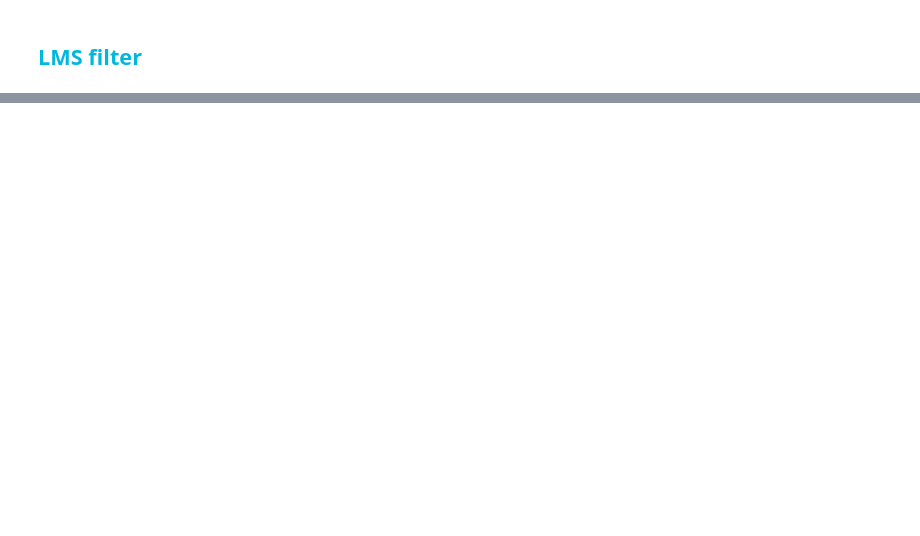
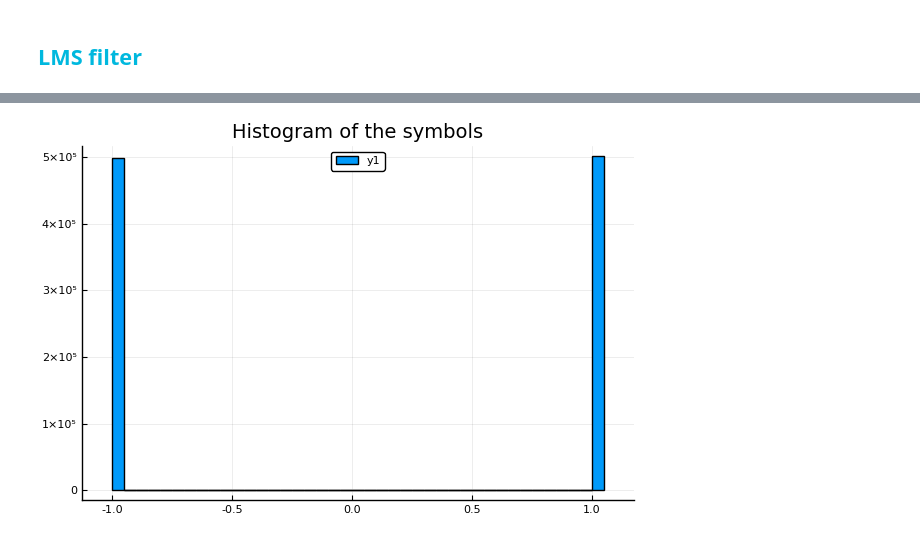
Before and after one commit to gonzaq94/Numerical-Methods-projects, a Jupyter notebook: LMS equalization for digital data recovery.ipynb, the cells around one changed output, grey strips where cells are left out. Drawn from its saved outputs; the diff is of its cells as text; code cells hidden in the pictures; blank space fills up the shorter version.

```diff
--- a/LMS equalization for digital data recovery.ipynb
+++ b/LMS equalization for digital data recovery.ipynb
@@ -168,0 +168,4 @@ w_mse
+# %%
+histogram(signal,title="Histogram of the symbols")
+# %% [output]
+[figure, added]
```
Also changed, not shown: parts of 70 cells of this notebook.
